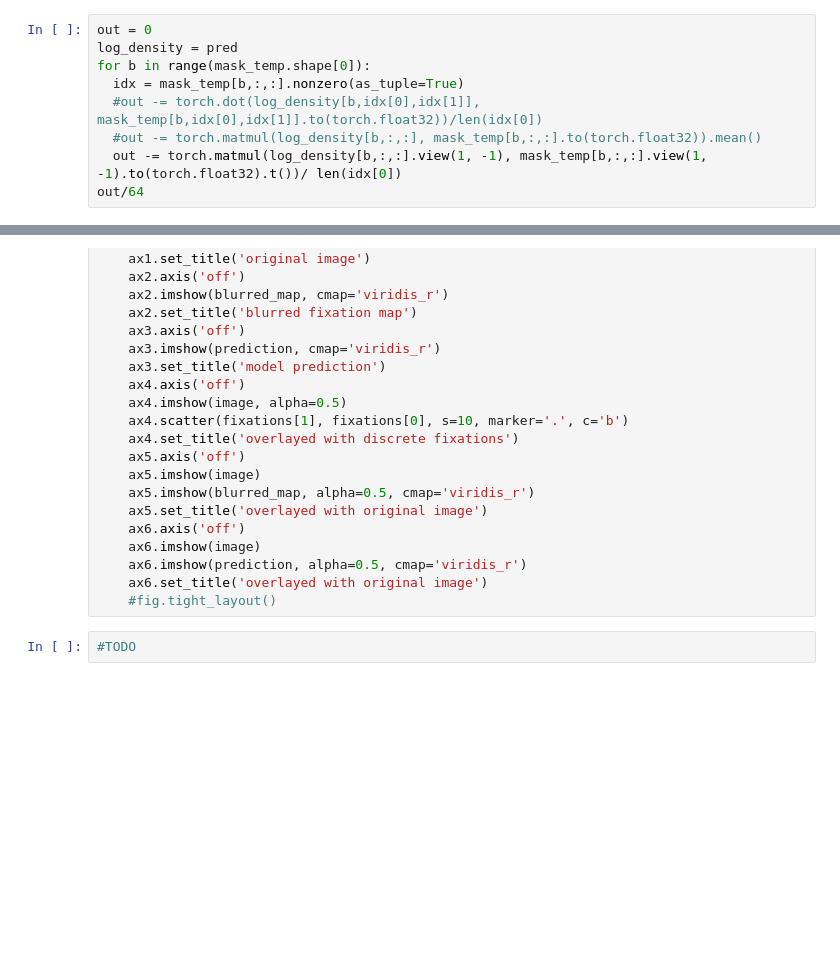
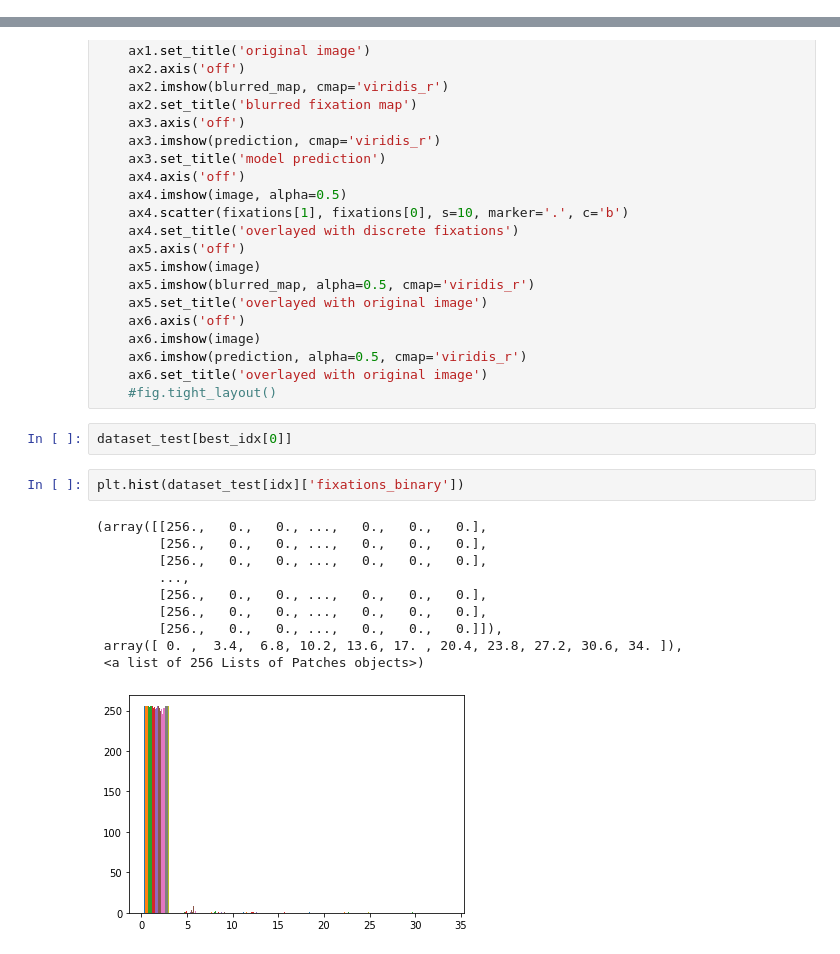
Before and after one commit to swang1112/DL_VL, a Jupyter notebook: Colab_Notebooks/Exercises4_2020.ipynb, the cells around one changed output, grey strips where cells are left out. Saved outputs shown, nothing was run; the diff lists cells and outputs as text; blank space fills up the shorter version.

```diff
--- a/Colab_Notebooks/Exercises4_2020.ipynb
+++ b/Colab_Notebooks/Exercises4_2020.ipynb
@@ -557,9 +537,0 @@ tensor(-0.0062, grad_fn=<MeanBackward0>)
-# %%
-out = 0
-log_density = pred
-for b in range(mask_temp.shape[0]):
-  idx = mask_temp[b,:,:].nonzero(as_tuple=True)
-  #out -= torch.dot(log_density[b,idx[0],idx[1]], mask_temp[b,idx[0],idx[1]].to(torch.float32))/len(idx[0])
-  #out -= torch.matmul(log_density[b,:,:], mask_temp[b,:,:].to(torch.float32)).mean()
-  out -= torch.matmul(log_density[b,:,:].view(1, -1), mask_temp[b,:,:].view(1, -1).to(torch.float32).t())/ len(idx[0])
-out/64
@@ -804,5 +801,18 @@ def plot(image, fixations, blurred_map, prediction):
     ax6.imshow(prediction, alpha=0.5, cmap='viridis_r')
     ax6.set_title('overlayed with original image')
     #fig.tight_layout()
-# %%
-#TODO
+# %%
+dataset_test[best_idx[0]]
+# %%
+plt.hist(dataset_test[idx]['fixations_binary'])
+# %% [output]
+(array([[256.,   0.,   0., ...,   0.,   0.,   0.],
+        [256.,   0.,   0., ...,   0.,   0.,   0.],
+        [256.,   0.,   0., ...,   0.,   0.,   0.],
+        ...,
+        [256.,   0.,   0., ...,   0.,   0.,   0.],
+        [256.,   0.,   0., ...,   0.,   0.,   0.],
+        [256.,   0.,   0., ...,   0.,   0.,   0.]]),
+ array([ 0. ,  3.4,  6.8, 10.2, 13.6, 17. , 20.4, 23.8, 27.2, 30.6, 34. ]),
+ <a list of 256 Lists of Patches objects>)
+[figure, added]
```
Also changed, not shown: parts of 23 cells of this notebook.
